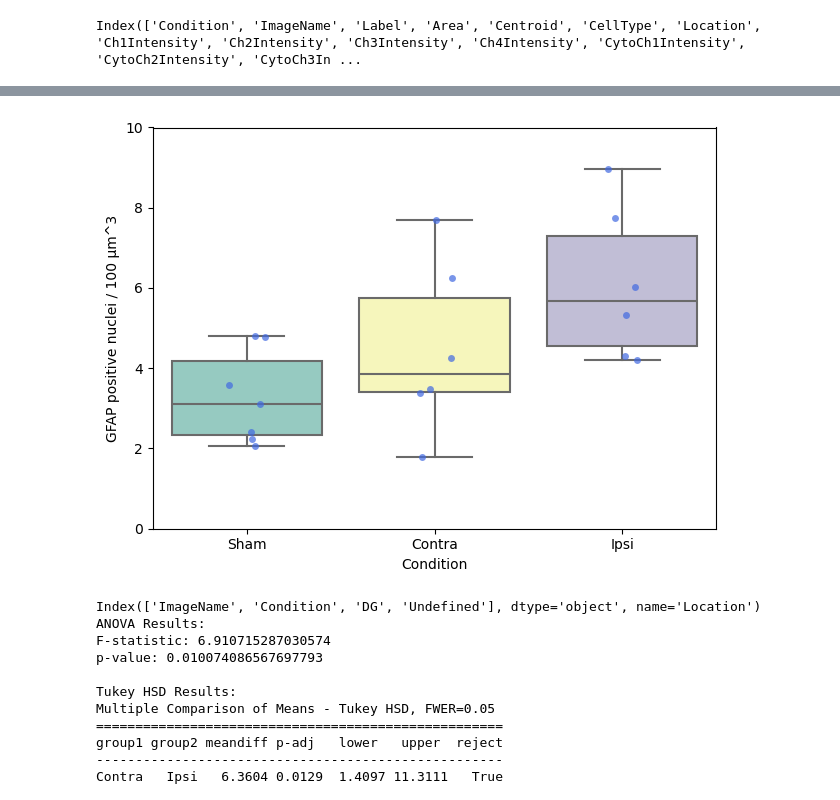
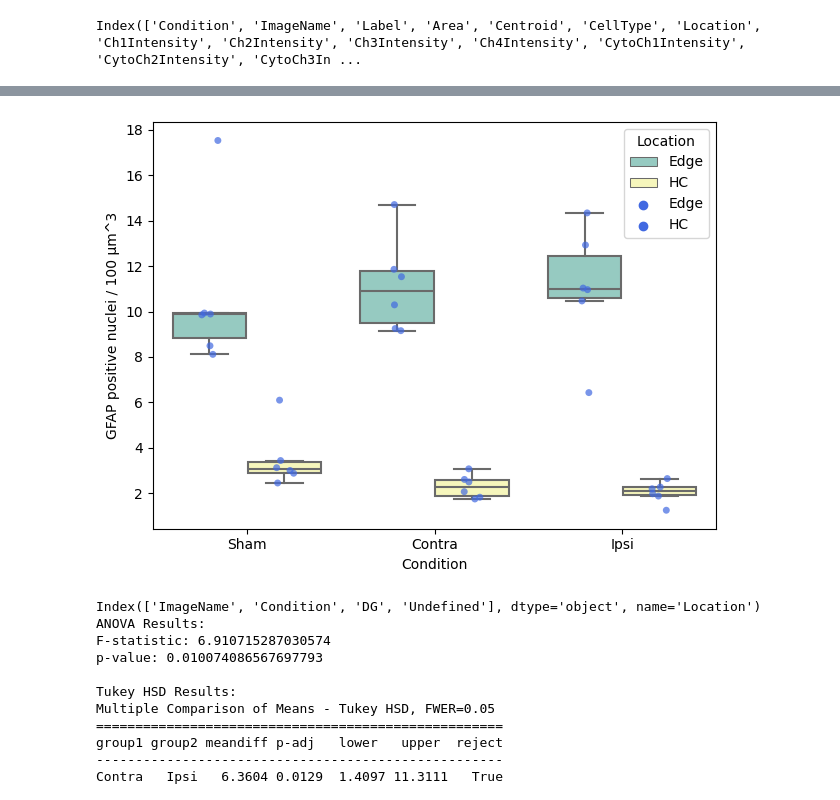
Before and after one commit to Dagnysd/nuclei_fork, a Jupyter notebook: dataAnalysisNotebooks/cyto.ipynb, the cells around one changed output, grey strips where cells are left out. Drawn from its saved outputs; the diff is of its cells as text; code cells hidden in the pictures.

```diff
--- a/dataAnalysisNotebooks/cyto.ipynb
+++ b/dataAnalysisNotebooks/cyto.ipynb
@@ -111,16 +123,16 @@ print(cd86_df)
 # %%
-negative_df = nucleus_df[nucleus_df['Cluster_Label'] == 0]
+negative_df = nucleus_df[nucleus_df['CellType'] != 'Astrocyte']
 
-neg_mean_intensity = negative_df.groupby(['Condition', 'Location', 'ImageName'])['CytoCh2Intensity'].mean().reset_index()
+neg_mean_intensity = negative_df.groupby(['Condition', 'Location', 'ImageName'])['CytoCh1Intensity'].mean().reset_index()
 print(neg_mean_intensity)
-neg_mean_intensity = neg_mean_intensity[neg_mean_intensity['Location']=='DG']
+#neg_mean_intensity = neg_mean_intensity[neg_mean_intensity['Location']=='EDGE']
 #grouped_df=merged_df.groupby('ImageName')
 
 order = ['Sham', 'Contra', 'Ipsi']
-
+palette = sns.color_palette(['royalblue'], 2)
 # Plotting
-sns.boxplot(data=neg_mean_intensity, x='Condition', y='CytoCh2Intensity', order=order, palette='Set3')
-sns.stripplot(data=neg_mean_intensity, x='Condition', y='CytoCh2Intensity', order=order, color='royalblue', alpha=0.7,dodge=False)
+sns.boxplot(data=neg_mean_intensity, x='Condition', y='CytoCh1Intensity', hue='Location', order=order, palette='Set3')
+sns.stripplot(data=neg_mean_intensity, x='Condition', y='CytoCh1Intensity', order=order, hue='Location', palette=palette, alpha=0.7,dodge=True)
 plt.ylabel('Mean cytoplasmic GFAP intensity')
 plt.tight_layout()
 plt.savefig('non_astrocyte_GFAP.pdf')
@@ -186,0 +181,10 @@ napari.run()
+# %%
+grouped_df = astrocyte_df.groupby(['ImageName', 'Condition', 'Location']).size().reset_index(name='Microglia')
+merged_df = pd.merge(grouped_df, image_df[['ImageName','Condition', 'CA1Volume', 'CA3Volume']], on='ImageName')
+scale = [0.9278, 0.3459, 0.3459]
+# grouped_df.reset_index(inplace=True)
+merged_df['MicrogliaHC'] = (merged_df['Microglia'] / merged_df['CA1Volume']) * np.prod(scale) *10**6
+merged_df['MicrogliaEDGE'] = (merged_df['Microglia'] / merged_df['CA3Volume']) * np.prod(scale) *10**6
+merged_df = merged_df[merged_df['Location'] != 'Undefined']
+merged_df['MicrogliaDensity'] = np.where(merged_df['Location'] == 'HC', merged_df['MicrogliaHC'], merged_df['MicrogliaEDGE'])
+print(merged_df)
@@ -187,17 +209,17 @@ napari.run()
 # %%
 
 order = ['Sham', 'Contra', 'Ipsi']
 #plt.figure(figsize=(10, 6))  # Adjust size as needed
-sns.boxplot(data=merged_df, x='Condition', y='positiveVolume', showfliers=False, order=order, palette='Set3', dodge=False)
-sns.stripplot(data=merged_df, x='Condition', y='positiveVolume', order=order, color='royalblue', alpha=0.7,dodge=False)
+sns.boxplot(data=merged_df, x='Condition_x', y='MicrogliaDensity', showfliers=False, order=order, hue='Location',palette='Set3', dodge=True)
+sns.stripplot(data=merged_df, x='Condition_x', y='MicrogliaDensity', order=order, hue='Location', palette=palette, alpha=0.7,dodge=True)
 plt.xlabel('Condition')
 plt.ylabel('GFAP positive nuclei / 100 \u03bcm^3')
-plt.ylim(0,10)
+#plt.ylim(0,10)
 plt.tight_layout()
-plt.savefig("plots/GFAPPositive.pdf")
+#plt.savefig("plots/GFAPPositive.pdf")
 plt.show()
 # %% [output]
-[figure, old version]
+[figure, new version]
 # %%
 from scipy.stats import f_oneway
 from statsmodels.stats.multicomp import pairwise_tukeyhsd
```
Also changed, not shown: parts of 6 cells of this notebook, 8 other files.
